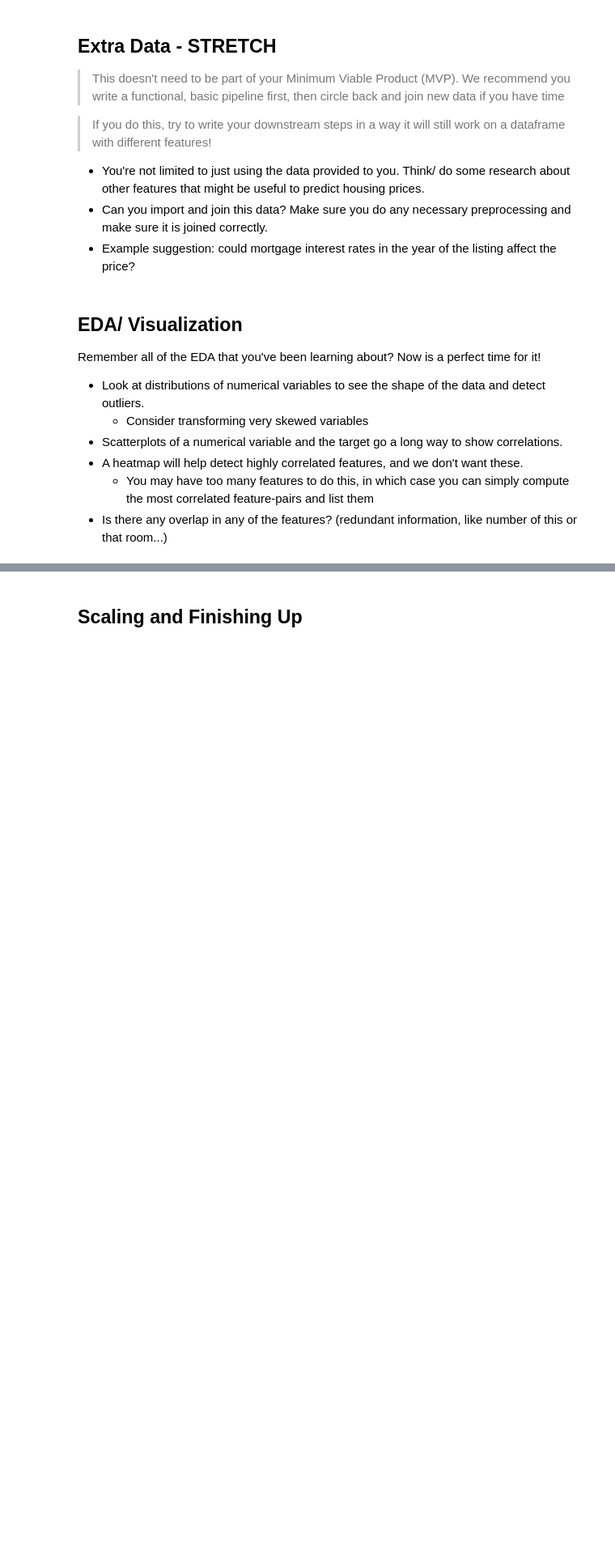
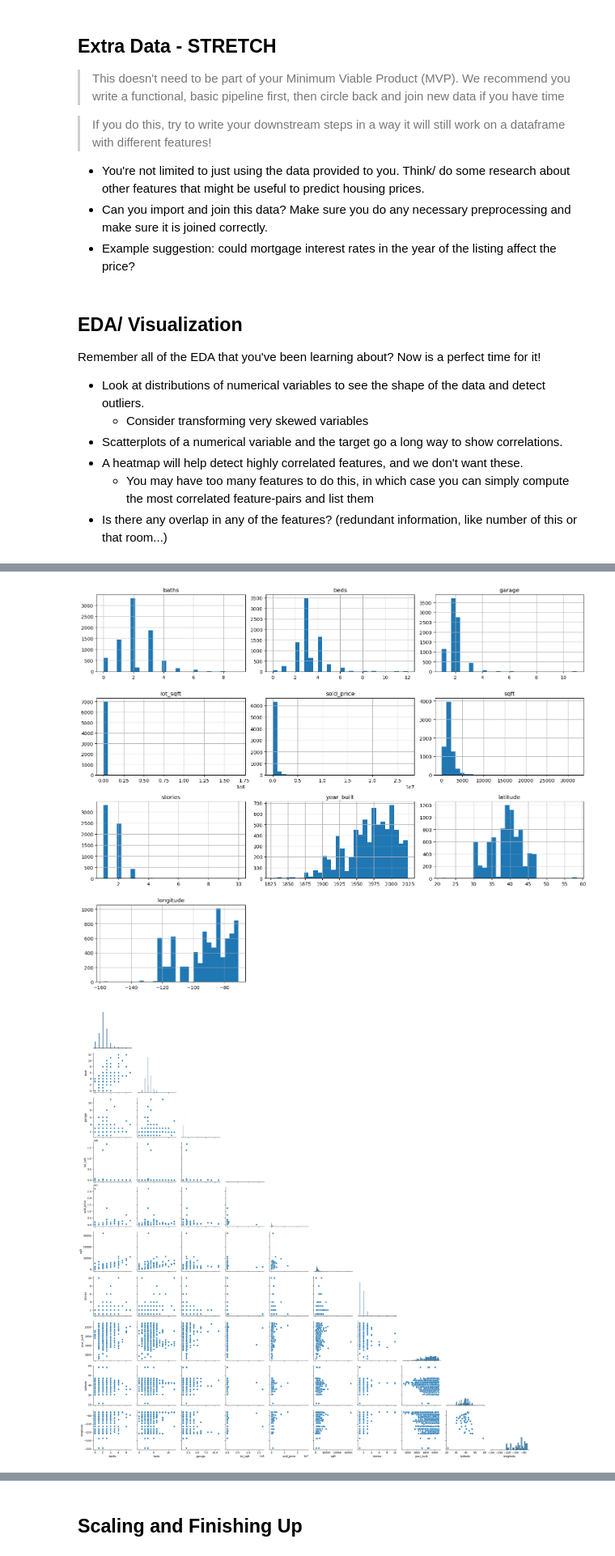
Before and after one commit to Ikenna1414/DS_Midterm_Project, a Jupyter notebook: notebooks/1 - EDA.ipynb, the cells around one changed output, grey strips where cells are left out. Shown at 81% size. Drawn from its saved outputs; the diff is of its cells as text; code cells hidden in the pictures; blank space fills up the shorter version.

```diff
--- a/notebooks/1 - EDA.ipynb
+++ b/notebooks/1 - EDA.ipynb
@@ -316,0 +530,19 @@ Remember all of the EDA that you've been learning about?  Now is a perfect time
+# %%
+import matplotlib.pyplot as plt
+import seaborn as sns
+
+numeric_cols = df_no_tags.select_dtypes(include=['number']).columns
+numeric_df = df_no_tags.select_dtypes(include=['number'])
+
+# Plot histograms for all numeric columns
+df_no_tags[numeric_cols].hist(figsize=(15, 12), bins=30)
+plt.tight_layout()
+plt.show()
+
+#pairplot
+sns.pairplot(numeric_df, corner=True)
+
+plt.show()
+# %% [output]
+[figure, added]
+[figure, added]
```
Also changed, not shown: parts of 28 cells of this notebook, 3 other files.
